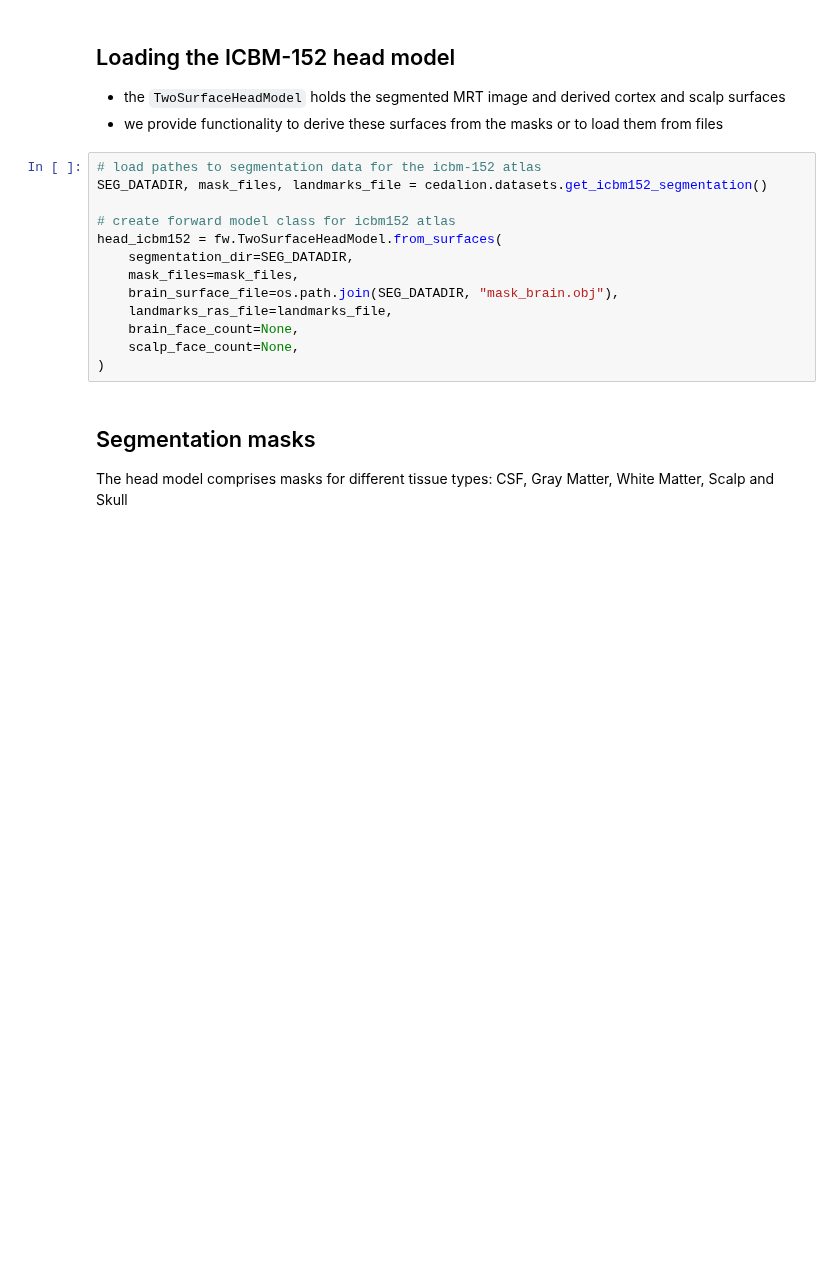
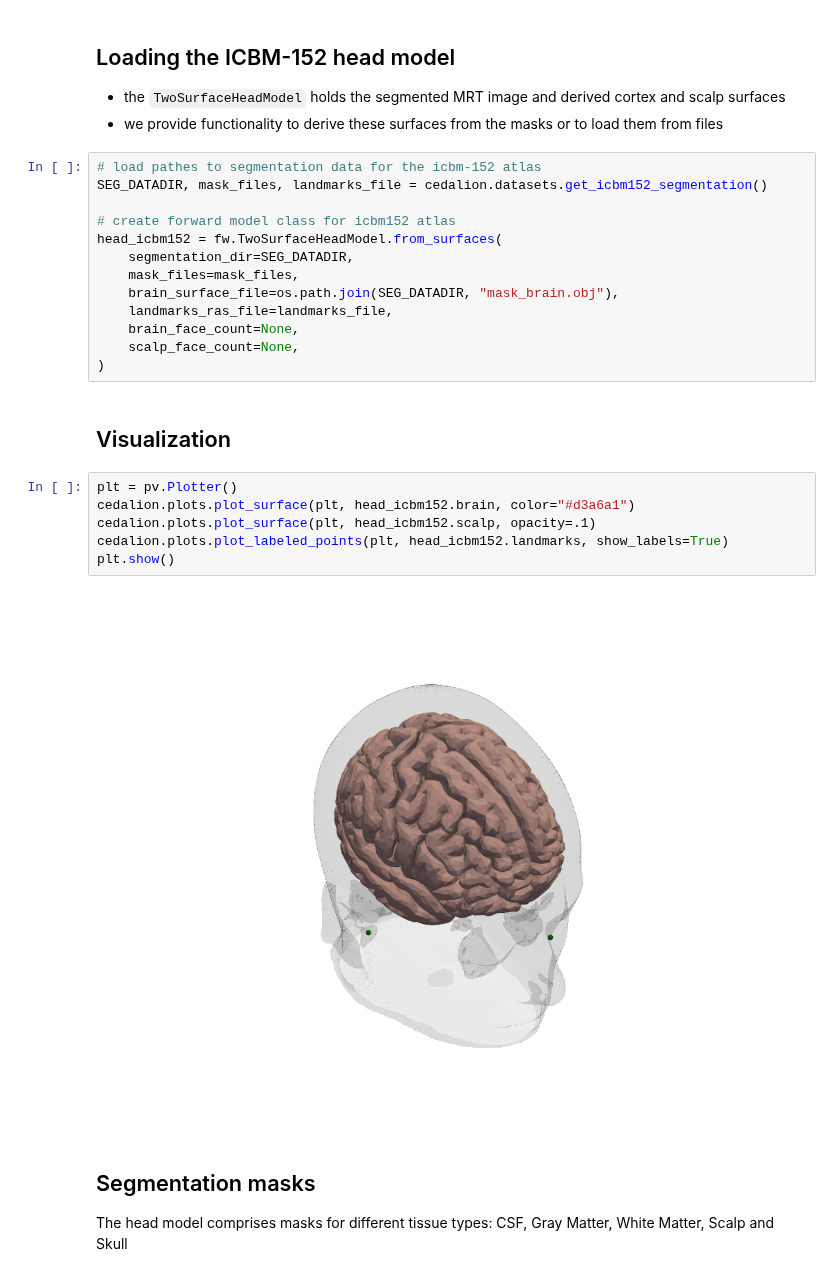
Before and after one commit to ibs-lab/cedalion, a Jupyter notebook: examples/43_crs_and_headmodel.ipynb, the cells around one changed output. Saved outputs shown, nothing was run; the diff lists cells and outputs as text; blank space fills up the shorter version.

Commit message:
add visualization to head model example

```diff
--- a/examples/43_crs_and_headmodel.ipynb
+++ b/examples/43_crs_and_headmodel.ipynb
@@ -32,6 +33,16 @@ head_icbm152 = fw.TwoSurfaceHeadModel.from_surfaces(
     brain_face_count=None,
     scalp_face_count=None,
 )
+# %% [markdown]
+## Visualization
+# %%
+plt = pv.Plotter()
+cedalion.plots.plot_surface(plt, head_icbm152.brain, color="#d3a6a1")
+cedalion.plots.plot_surface(plt, head_icbm152.scalp, opacity=.1)
+cedalion.plots.plot_labeled_points(plt, head_icbm152.landmarks, show_labels=True)
+plt.show()
+# %% [output]
+[figure, added]
 # %% [markdown]
 ## Segmentation masks
 
```
Also changed, not shown: parts of 1 cell of this notebook.
